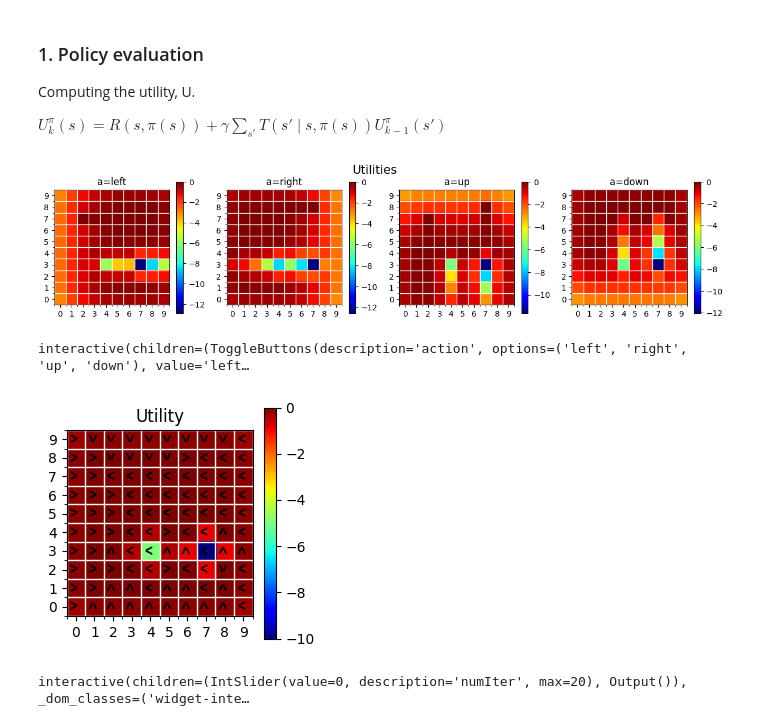
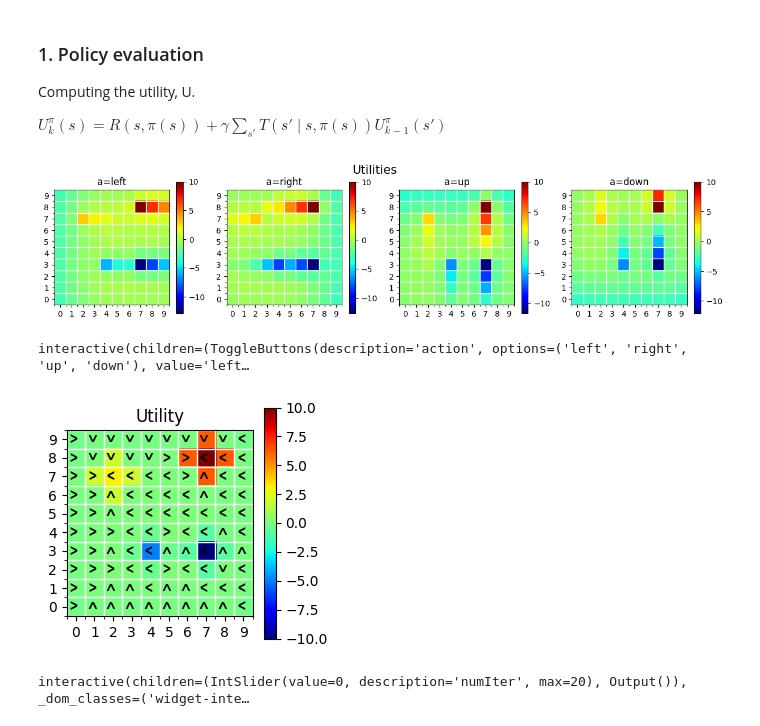
Before and after one commit to IT21034268/deep-learning-lab-repository, a Jupyter notebook: it21034268_lab_08_02.ipynb, the cells around one changed output. Drawn from its saved outputs; the diff is of its cells as text; code cells hidden in the pictures.

```diff
--- a/it21034268_lab_08_02_01.ipynb
+++ b/it21034268_lab_08_02.ipynb
@@ -211,21 +208,24 @@ def iterativePolicyEvaluation(mdp, policy, numIterations=10):
     U = np.zeros(len(mdp.S))
     U_old = copy.copy(U)
     for t in range(numIterations):
-        for s in mdp.S:
-            U[s] = sum([mdp.T[s, policy, s1] * (mdp.R[s, policy] + mdp.discount * U_old[s1]) for s1 in mdp.nextStates[(s, policy)]])
+        for s0 in range(len(mdp.S)):
+            U[s0] = mdp.R[s0,policy] + mdp.discount*sum([mdp.T[s0,policy,s1]*U_old[s1] for s1 in mdp.S])
+            #U = map(s0 -> R(s0, policy(s0)) + discount*sum(s1 -> (T(s0, policy(s0), s1)*U[s1]), S), S)
+            #U[s0] = mdp['R'][s0,policy] + mdp['discount']*np.sum(mdp['T'][s0,policy,:]*U_old[:])
         U_old = copy.copy(U)
     return U
 
 numIterations = 5
-pl.figure(figsize=(15, 3))
+pl.figure(figsize=(15,3))
 pl.suptitle('Utilities', fontsize=15)
 for a in range(4):
-    pl.subplot(1, 4, a + 1)
+    pl.subplot(1,4,a+1)
     U = iterativePolicyEvaluation(mdp=mdp, policy=a, numIterations=numIterations)
-    mdp.gridPlot(ax=pl.gca(), im=U.reshape(10, 10), title='a=' + mdp.A[a], cmap='jet')
+    mdp.gridPlot(ax=pl.gca(), im=U.reshape(10,10), title='a='+mdp.A[a], cmap='jet')
 pl.show()
+#print(np.round(U.reshape(10,10),3))
 # %% [output]
-[figure, old version]
+[figure, new version]
 # %%
 def f(action, numIter=1):
     U = iterativePolicyEvaluation(mdp, policy=mdp.A.index(action), numIterations=numIter)
@@ -239,40 +239,40 @@ interactive_plot
 # %% [output]
 interactive(children=(ToggleButtons(description='action', options=('left', 'right', 'up', 'down'), value='left…
 # %%
-# Value iteration
+#Value iteration
 def valueIteration(mdp, numIterations=1):
     U = np.zeros(len(mdp.S))
     U_old = copy.copy(U)
     for t in range(numIterations):
-        for s in mdp.S:
-            U[s] = max([sum([mdp.T[s, a, s1] * (mdp.R[s, a] + mdp.discount * U_old[s1]) for s1 in mdp.nextStates[(s, a)]]) for a in range(len(mdp.A))])
+        for s0 in range(len(mdp.S)):
+            U[s0] = max([mdp.R[s0,a] + mdp.discount*np.sum(mdp.T[s0,a,:]*U_old[:]) for a in np.arange(len(mdp.A))])
         U_old = copy.copy(U)
     return U
 
 def policyExtration(mdp, U):
-    policy = np.zeros(len(mdp.S), dtype=int)
-    for s in mdp.S:
-        policy[s] = np.argmax([sum([mdp.T[s, a, s1] * (mdp.R[s, a] + mdp.discount * U[s1]) for s1 in mdp.nextStates[(s, a)]]) for a in range(len(mdp.A))])
+    policy = np.zeros(len(mdp.S))
+    for s0 in range(len(mdp.S)):
+        policy[s0] = np.argmax([mdp.R[s0,a] + mdp.discount*np.sum(mdp.T[s0,a,:]*U[:]) for a in np.arange(len(mdp.A))])
     return policy
 
 U = valueIteration(mdp, numIterations=2)
 policy = policyExtration(mdp, U=U)
-pl.figure(figsize=(3, 3))
-mdp.gridPlot(ax=pl.gca(), im=U.reshape(10, 10), title='Utility', cmap='jet')
+pl.figure(figsize=(3,3))
+mdp.gridPlot(ax=pl.gca(), im=U.reshape(10,10), title='Utility', cmap='jet')
 for s in range(100):
     x, y = mdp.s2xy(s)
     if policy[s] == 0:
-        m = '\u02C2'
+        m='\u02C2'
     elif policy[s] == 1:
-        m = '\u02C3'
+        m='\u02C3'
     elif policy[s] == 2:
-        m = '\u02C4'
+        m='\u02C4'
     elif policy[s] == 3:
-        m = '\u02C5'
-    pl.text(x - 0.5, y - 1, m, color='k', size=20)
+        m='\u02C5'
+    pl.text(x-0.5,y-1,m,color='k',size=20)
 pl.show()
 # %% [output]
-[figure, old version]
+[figure, new version]
 # %%
 def f(numIter=1):
     start_time = timeit.default_timer()
```
Also changed, not shown: parts of 12 cells of this notebook, 2 other files.
